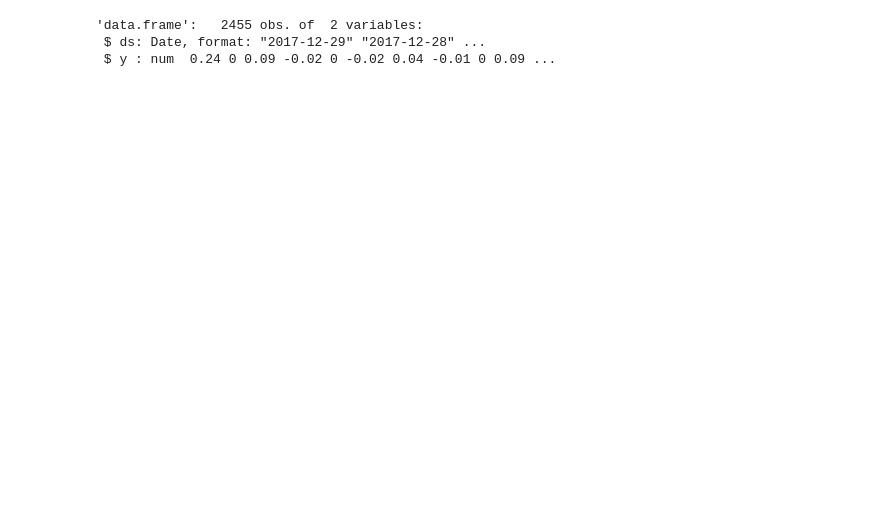
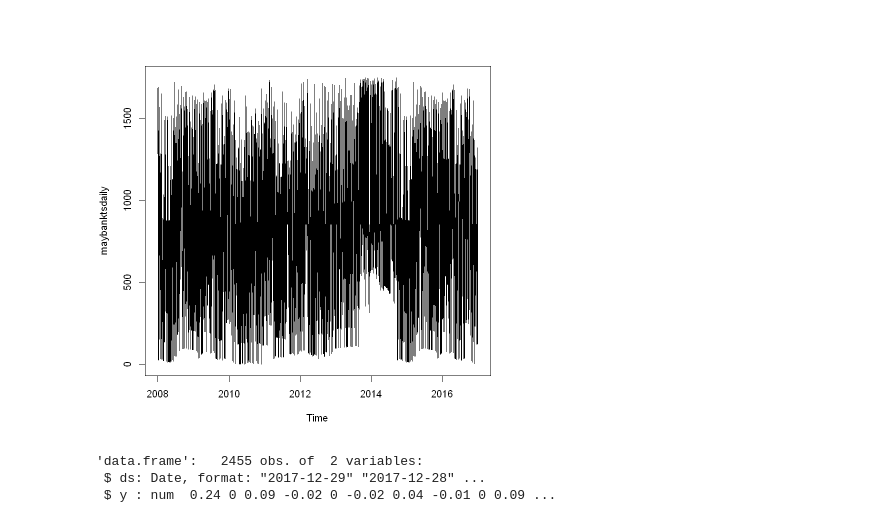
Before and after one commit to naelah/Stock-Time-Forecast-Analysis-in-R, a Jupyter notebook: Stock Time Series Analysis.ipynb, the cells around one changed output. Drawn from its saved outputs; the diff is of its cells as text; code cells hidden in the pictures; blank space fills up the shorter version.

```diff
--- a/Stock Time Series Analysis.ipynb
+++ b/Stock Time Series Analysis.ipynb
@@ -7,6 +7,6 @@
 #install.packages('prophet')
 #install.packages('Rtools')
 # %%
-maybank.raw.data = read.csv('Maybank for R.csv')
+maybank.raw.data = read.csv('Maybank for R Group.csv')
 str(maybank.raw.data)
 # %% [output]
@@ -22,3 +23,8 @@ str(maybank.raw.data)
+# %%
+maybanktsdaily = ts(maybank.raw.data[,8],frequency=365,start=c(2008,1),end=c(2017))
+plot.ts(maybanktsdaily)
+# %% [output]
+[figure, added]
 # %%
 #Extract data for prophet
 
```
Also changed, not shown: parts of 10 cells of this notebook, 3 other files.
